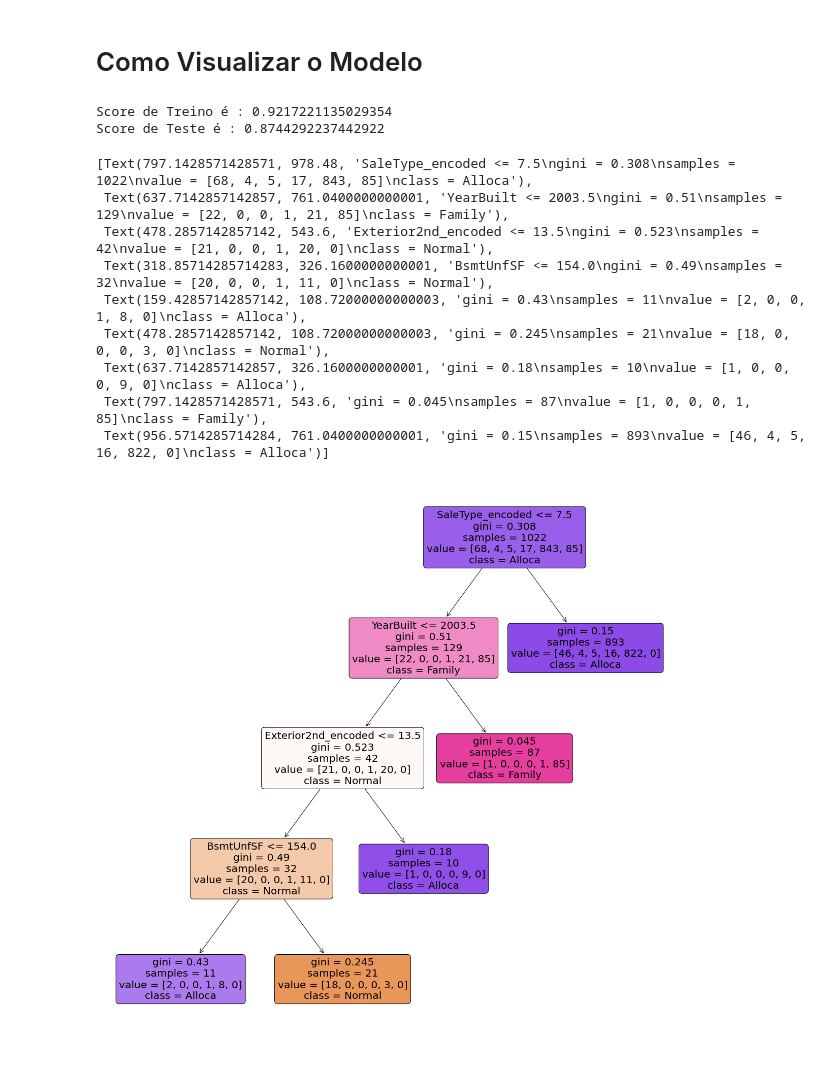
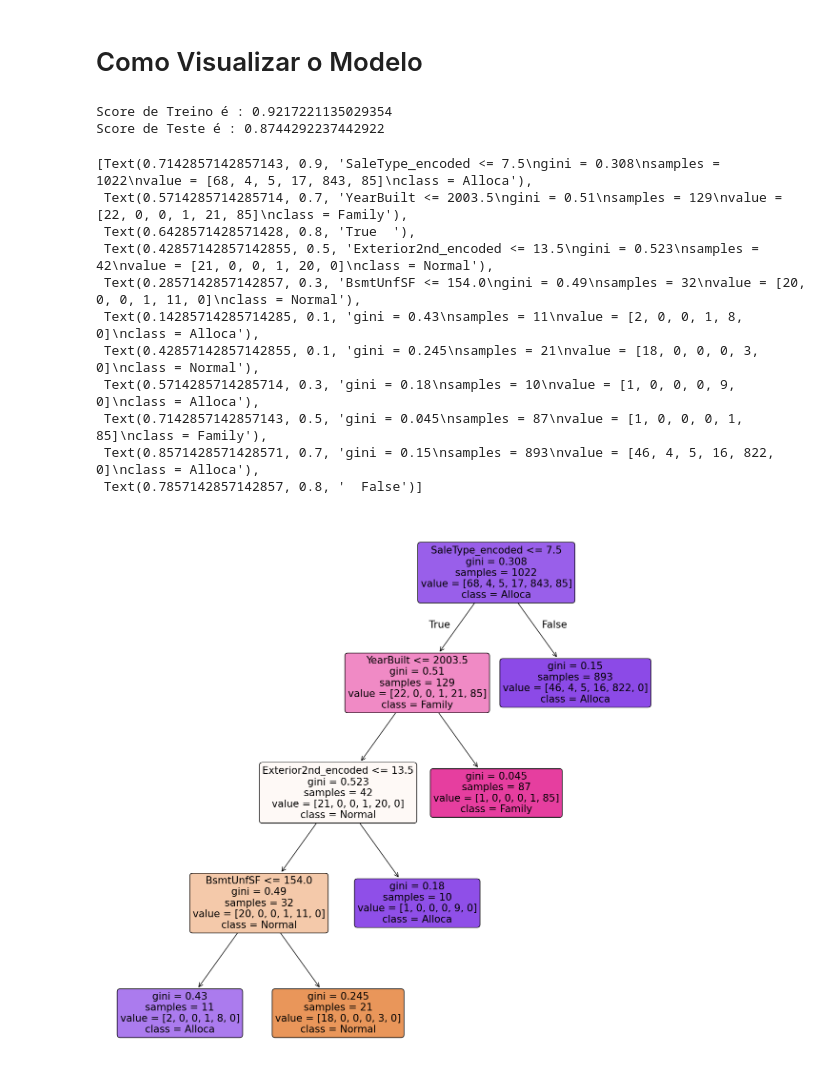
Before and after one commit to xjucelio/python-data-aula, a Jupyter notebook: src/notebooks/3/Aula 3 - Árvore de Decisão/aula_arvore_classifier.ipynb, the cells around one changed output. Drawn from its saved outputs; the diff is of its cells as text; code cells hidden in the pictures.

```diff
--- a/src/notebooks/3/Aula 3 - Árvore de Decisão/aula_arvore_classifier.ipynb
+++ b/src/notebooks/3/Aula 3 - Árvore de Decisão/aula_arvore_classifier.ipynb
@@ -11,3 +9,5 @@ dados = pd.read_csv(r'/Users/pedro.alves/Documents/Pessoal/PA Analytics/Cursos/P
+# %%
+dados = pd.read_csv('house_prices.csv')
 # %% [markdown]
 # Olhando para os dados
 # %%
@@ -75,22 +75,17 @@ dados.describe()
 8 rows × 38 columns
 # %% [markdown]
 # Aplicando o Label Encoder
-# %%
-from sklearn.preprocessing import LabelEncoder
-
-le = LabelEncoder()
-
-colunas = dados.dtypes.reset_index()
-
-categ_cols = colunas[colunas[0] == 'object']['index'].to_list()
-
-
-# Preenchendo as variáveis com dados nulos com a média
-
-
-for i in categ_cols:
-    dados[str(i) +'_encoded'] = le.fit_transform(dados[i])
-    dados = dados.drop(i,axis = 1)
+# %%
+from sklearn.preprocessing import LabelEncoder
+
+categ_cols = dados.select_dtypes(include='object').columns
+
+for col in categ_cols:
+    le = LabelEncoder()
+    dados[f'{col}_encoded'] = le.fit_transform(dados[col].astype(str))
+
+# Remove todas as colunas categóricas de uma vez
+dados = dados.drop(columns=categ_cols)
 # %%
 dados
 # %% [output]
@@ -187,28 +182,30 @@ O Modelo performou melhor por volta de 100 nos parâmetros testados. É possíve
 # %%
 from sklearn.tree import plot_tree
 
 modelo = DecisionTreeClassifier(max_depth=5, max_leaf_nodes=5, random_state=42)
 modelo.fit(x_train, y_train)
 y_pred_train = modelo.predict(x_train)
 y_pred_test = modelo.predict(x_test)
 
 print('Score de Treino é :',accuracy_score(y_train,y_pred_train))
 print('Score de Teste é :',accuracy_score(y_test,y_pred_test))
 
-plt.figure(figsize=(20,20))
+plt.figure(figsize=(15,15))
 
 
 plot_tree(modelo, feature_names = x.columns, rounded = True, filled=True, class_names =  class_names)
 # %% [output]
 Score de Treino é : 0.9217221135029354
 Score de Teste é : 0.8744292237442922
-[Text(797.1428571428571, 978.48, 'SaleType_encoded <= 7.5\ngini = 0.308\nsamples = 1022\nvalue = [68, 4, 5, 17, 843, 85]\nclass = Alloca'),
- Text(637.7142857142857, 761.0400000000001, 'YearBuilt <= 2003.5\ngini = 0.51\nsamples = 129\nvalue = [22, 0, 0, 1, 21, 85]\nclass = Family'),
- Text(478.2857142857142, 543.6, 'Exterior2nd_encoded <= 13.5\ngini = 0.523\nsamples = 42\nvalue = [21, 0, 0, 1, 20, 0]\nclass = Normal'),
- Text(318.85714285714283, 326.1600000000001, 'BsmtUnfSF <= 154.0\ngini = 0.49\nsamples = 32\nvalue = [20, 0, 0, 1, 11, 0]\nclass = Normal'),
- Text(159.42857142857142, 108.72000000000003, 'gini = 0.43\nsamples = 11\nvalue = [2, 0, 0, 1, 8, 0]\nclass = Alloca'),
- Text(478.2857142857142, 108.72000000000003, 'gini = 0.245\nsamples = 21\nvalue = [18, 0, 0, 0, 3, 0]\nclass = Normal'),
- Text(637.7142857142857, 326.1600000000001, 'gini = 0.18\nsamples = 10\nvalue = [1, 0, 0, 0, 9, 0]\nclass = Alloca'),
- Text(797.1428571428571, 543.6, 'gini = 0.045\nsamples = 87\nvalue = [1, 0, 0, 0, 1, 85]\nclass = Family'),
- Text(956.5714285714284, 761.0400000000001, 'gini = 0.15\nsamples = 893\nvalue = [46, 4, 5, 16, 822, 0]\nclass = Alloca')]
+[Text(0.7142857142857143, 0.9, 'SaleType_encoded <= 7.5\ngini = 0.308\nsamples = 1022\nvalue = [68, 4, 5, 17, 843, 85]\nclass = Alloca'),
+ Text(0.5714285714285714, 0.7, 'YearBuilt <= 2003.5\ngini = 0.51\nsamples = 129\nvalue = [22, 0, 0, 1, 21, 85]\nclass = Family'),
+ Text(0.6428571428571428, 0.8, 'True  '),
+ Text(0.42857142857142855, 0.5, 'Exterior2nd_encoded <= 13.5\ngini = 0.523\nsamples = 42\nvalue = [21, 0, 0, 1, 20, 0]\nclass = Normal'),
+ Text(0.2857142857142857, 0.3, 'BsmtUnfSF <= 154.0\ngini = 0.49\nsamples = 32\nvalue = [20, 0, 0, 1, 11, 0]\nclass = Normal'),
+ Text(0.14285714285714285, 0.1, 'gini = 0.43\nsamples = 11\nvalue = [2, 0, 0, 1, 8, 0]\nclass = Alloca'),
+ Text(0.42857142857142855, 0.1, 'gini = 0.245\nsamples = 21\nvalue = [18, 0, 0, 0, 3, 0]\nclass = Normal'),
+ Text(0.5714285714285714, 0.3, 'gini = 0.18\nsamples = 10\nvalue = [1, 0, 0, 0, 9, 0]\nclass = Alloca'),
+ Text(0.7142857142857143, 0.5, 'gini = 0.045\nsamples = 87\nvalue = [1, 0, 0, 0, 1, 85]\nclass = Family'),
+ Text(0.8571428571428571, 0.7, 'gini = 0.15\nsamples = 893\nvalue = [46, 4, 5, 16, 822, 0]\nclass = Alloca'),
+ Text(0.7857142857142857, 0.8, '  False')]
-[figure, old version]
+[figure, new version]
```
Also changed, not shown: parts of 3 cells of this notebook, 8 other files.
